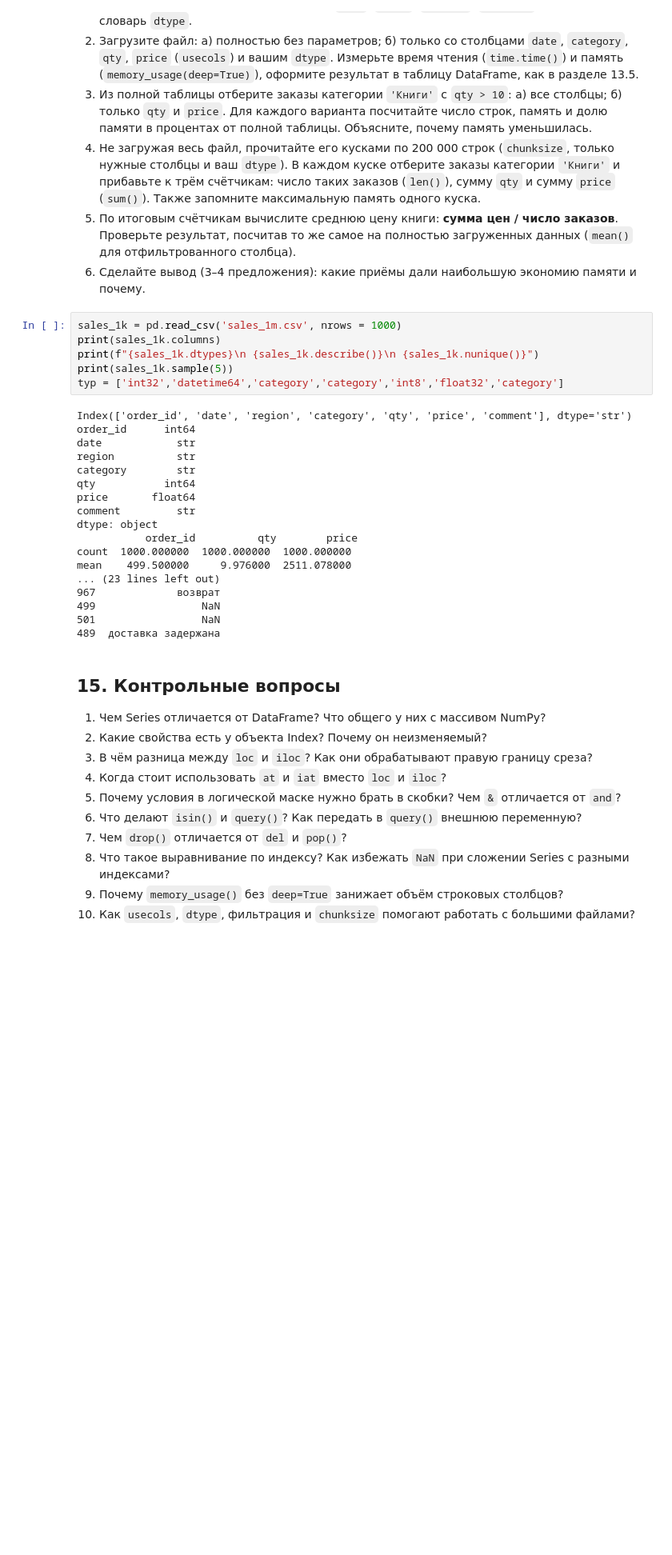
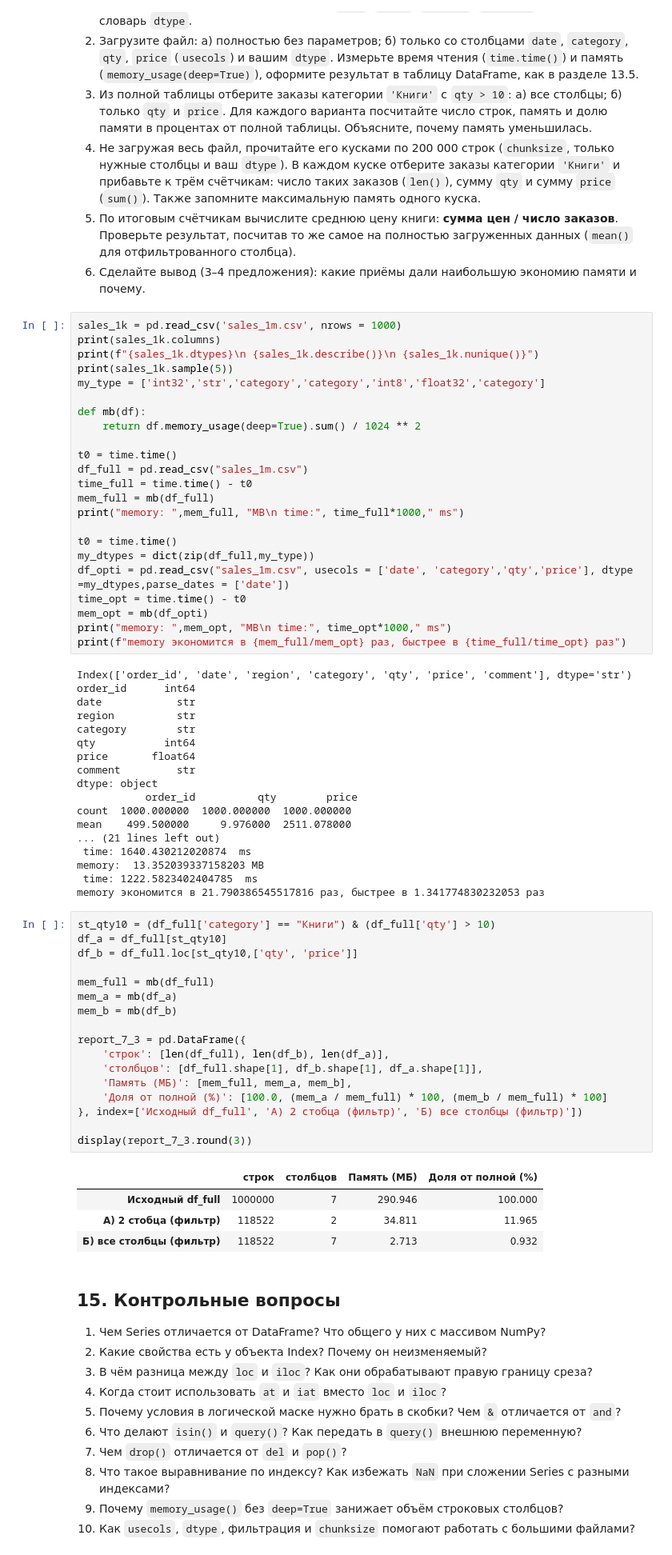
Before and after one commit to paytinka7505/python_lab, a Jupyter notebook: LR4_Data-Structures_and_Indexing_3.ipynb, the cells around one changed output. Shown at 80% size. Cells and saved outputs as stored; diff of their text form; blank space fills up the shorter version.

```diff
--- a/LR4_Data-Structures_and_Indexing_3.ipynb
+++ b/LR4_Data-Structures_and_Indexing_3.ipynb
@@ -2096,7 +2096,24 @@ sales_1k = pd.read_csv('sales_1m.csv', nrows = 1000)
 print(sales_1k.columns)
 print(f"{sales_1k.dtypes}\n {sales_1k.describe()}\n {sales_1k.nunique()}")
 print(sales_1k.sample(5))
-typ = ['int32','datetime64','category','category','int8','float32','category']
+my_type = ['int32','str','category','category','int8','float32','category']
+
+def mb(df):
+    return df.memory_usage(deep=True).sum() / 1024 ** 2
+
+t0 = time.time()
+df_full = pd.read_csv("sales_1m.csv")
+time_full = time.time() - t0
+mem_full = mb(df_full)
+print("memory: ",mem_full, "MB\n time:", time_full*1000," ms")
+
+t0 = time.time()
+my_dtypes = dict(zip(df_full,my_type))
+df_opti = pd.read_csv("sales_1m.csv", usecols = ['date', 'category','qty','price'], dtype =my_dtypes,parse_dates = ['date'])
+time_opt = time.time() - t0
+mem_opt = mb(df_opti)
+print("memory: ",mem_opt, "MB\n time:", time_opt*1000," ms")
+print(f"memory экономится в {mem_full/mem_opt} раз, быстрее в {time_full/time_opt} раз")
 # %% [output]
 Index(['order_id', 'date', 'region', 'category', 'qty', 'price', 'comment'], dtype='str')
 order_id      int64
@@ -2110,11 +2127,33 @@ dtype: object
            order_id          qty        price
 count  1000.000000  1000.000000  1000.000000
 mean    499.500000     9.976000  2511.078000
-... (23 lines left out)
-967             возврат
-499                 NaN
-501                 NaN
-489  доставка задержана
+... (21 lines left out)
+ time: 1640.430212020874  ms
+memory:  13.352039337158203 MB
+ time: 1222.5823402404785  ms
+memory экономится в 21.790386545517816 раз, быстрее в 1.341774830232053 раз
+# %%
+st_qty10 = (df_full['category'] == "Книги") & (df_full['qty'] > 10)
+df_a = df_full[st_qty10]
+df_b = df_full.loc[st_qty10,['qty', 'price']]
+
+mem_full = mb(df_full)
+mem_a = mb(df_a)
+mem_b = mb(df_b)
+
+report_7_3 = pd.DataFrame({
+    'строк': [len(df_full), len(df_b), len(df_a)],
+    'столбцов': [df_full.shape[1], df_b.shape[1], df_a.shape[1]],
+    'Память (МБ)': [mem_full, mem_a, mem_b],
+    'Доля от полной (%)': [100.0, (mem_a / mem_full) * 100, (mem_b / mem_full) * 100]
+}, index=['Исходный df_full', 'А) 2 стобца (фильтр)', 'Б) все столбцы (фильтр)'])
+
+display(report_7_3.round(3))
+# %% [output]
+|  | строк | столбцов | Память (МБ) | Доля от полной (%) |
+| Исходный df_full | 1000000 | 7 | 290.946 | 100.000 |
+| А) 2 стобца (фильтр) | 118522 | 2 | 34.811 | 11.965 |
+| Б) все столбцы (фильтр) | 118522 | 7 | 2.713 | 0.932 |
 # %% [markdown]
 ## 15. Контрольные вопросы
 1. Чем Series отличается от DataFrame? Что общего у них с массивом NumPy?
```
Also changed, not shown: parts of 4 cells of this notebook, 2 other files.
